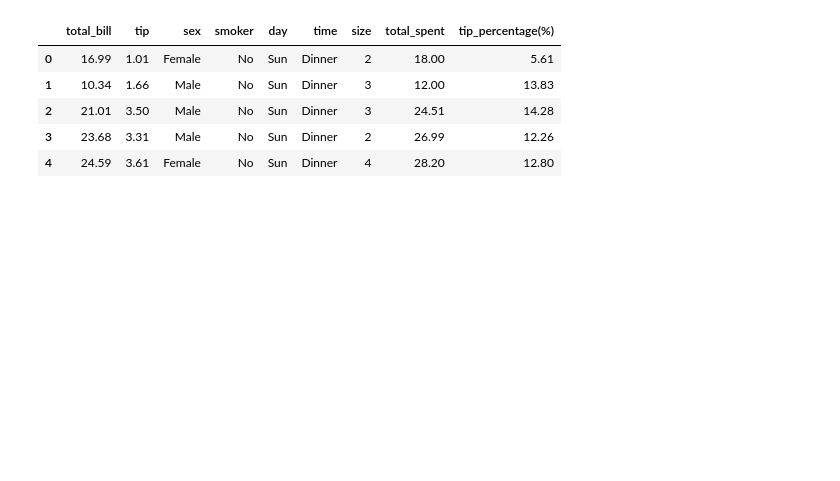
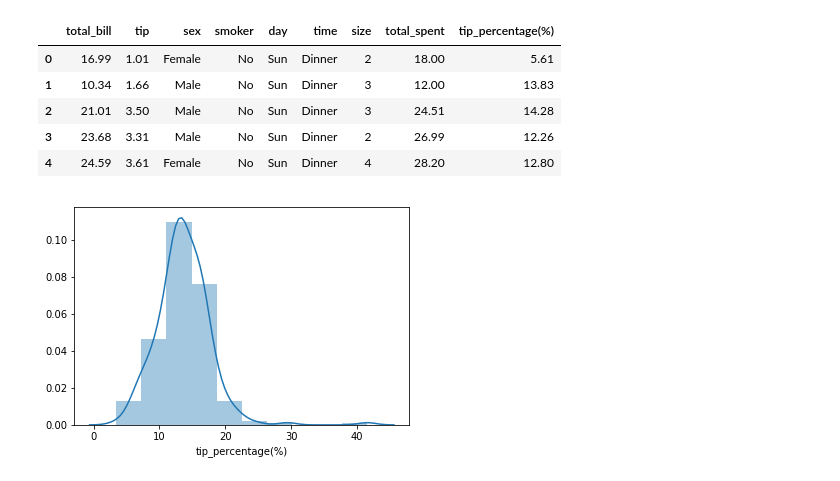
Before and after one commit to EoghanDelaney/FoDA_Assessment_2019, a Jupyter notebook: Assessment.ipynb, the cells around one changed output. Drawn from its saved outputs; the diff is of its cells as text; code cells hidden in the pictures; blank space fills up the shorter version.

```diff
--- a/Assessment.ipynb
+++ b/Assessment.ipynb
@@ -91,3 +103,7 @@ df.head()
 | 2 | 21.01 | 3.50 | Male | No | Sun | Dinner | 3 | 24.51 | 14.28 |
 | 3 | 23.68 | 3.31 | Male | No | Sun | Dinner | 2 | 26.99 | 12.26 |
 | 4 | 24.59 | 3.61 | Female | No | Sun | Dinner | 4 | 28.20 | 12.80 |
+# %%
+sns.distplot(df['tip_percentage(%)'], bins=10);
+# %% [output]
+[figure, added]
```
Also changed, not shown: parts of 7 cells of this notebook.
